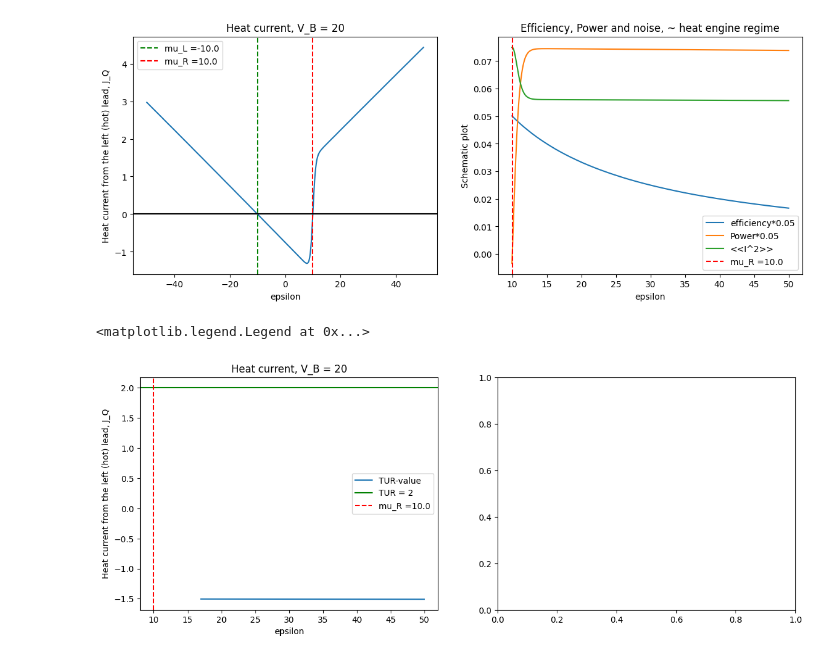
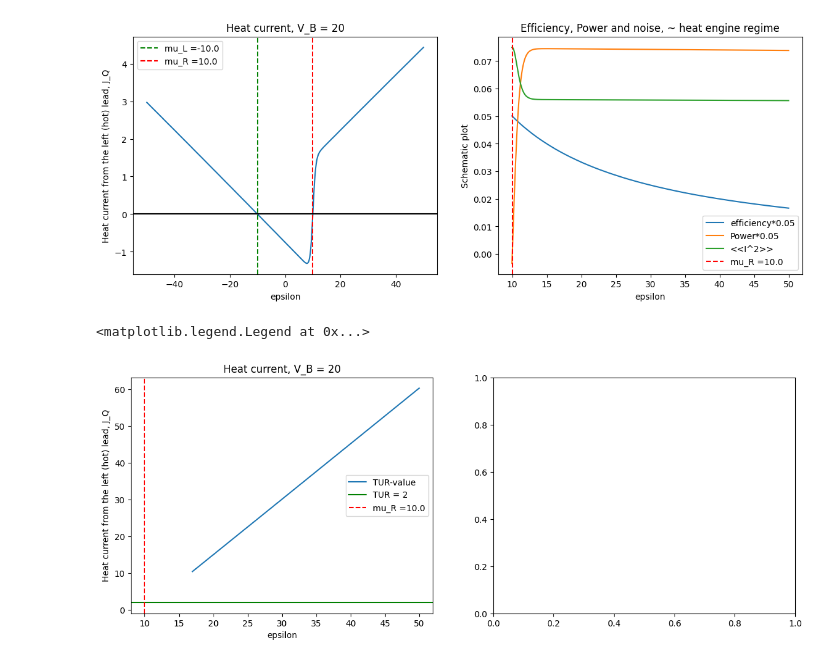
Before and after one commit to myIntSet/thermoelectrics, a Jupyter notebook: qmeq_fluctuationsSQD.ipynb, the cells around one changed output. Cells and saved outputs as stored; diff of their text form; code cells hidden in the pictures.

```diff
--- a/qmeq_fluctuationsSQD.ipynb
+++ b/qmeq_fluctuationsSQD.ipynb
@@ -233,23 +237,23 @@ ax2.legend()
 # %%
 #TUR
 
 #Left lead = hot
 #Right lead = cold
 
 eff_carnot = 1-T_R/T_L
-ent_prod = I*(1/T_R)*(-efficiency)/efficiency
+ent_prod = P*(1/T_R)*(eff_carnot-efficiency)/efficiency
 TUR = I_var*ent_prod/(I**2)
 
 #Value 17 hand tuned
 idx = np.argmin(np.abs(epsilon - 17))
 fig, (ax1, ax2) = plt.subplots(1, 2, figsize=(14, 5))
 ax1.plot(epsilon[idx:], TUR[idx:], label='TUR-value')
 ax1.set_xlabel('epsilon')
 ax1.set_ylabel('Heat current from the left (hot) lead, J_Q')
 ax1.set_title(f'Heat current, V_B = {V_B}')
 ax1.axhline(y=2, color='g', linestyle='-', label= 'TUR = 2')
 ax1.axvline(x=mu_R, color='r', linestyle='--', label=f'mu_R ={mu_R}')
 ax1.legend()
 # %% [output]
 <matplotlib.legend.Legend at 0x...>
-[figure, old version]
+[figure, new version]
```
Also changed, not shown: parts of 1 cell of this notebook, 3 other files.
